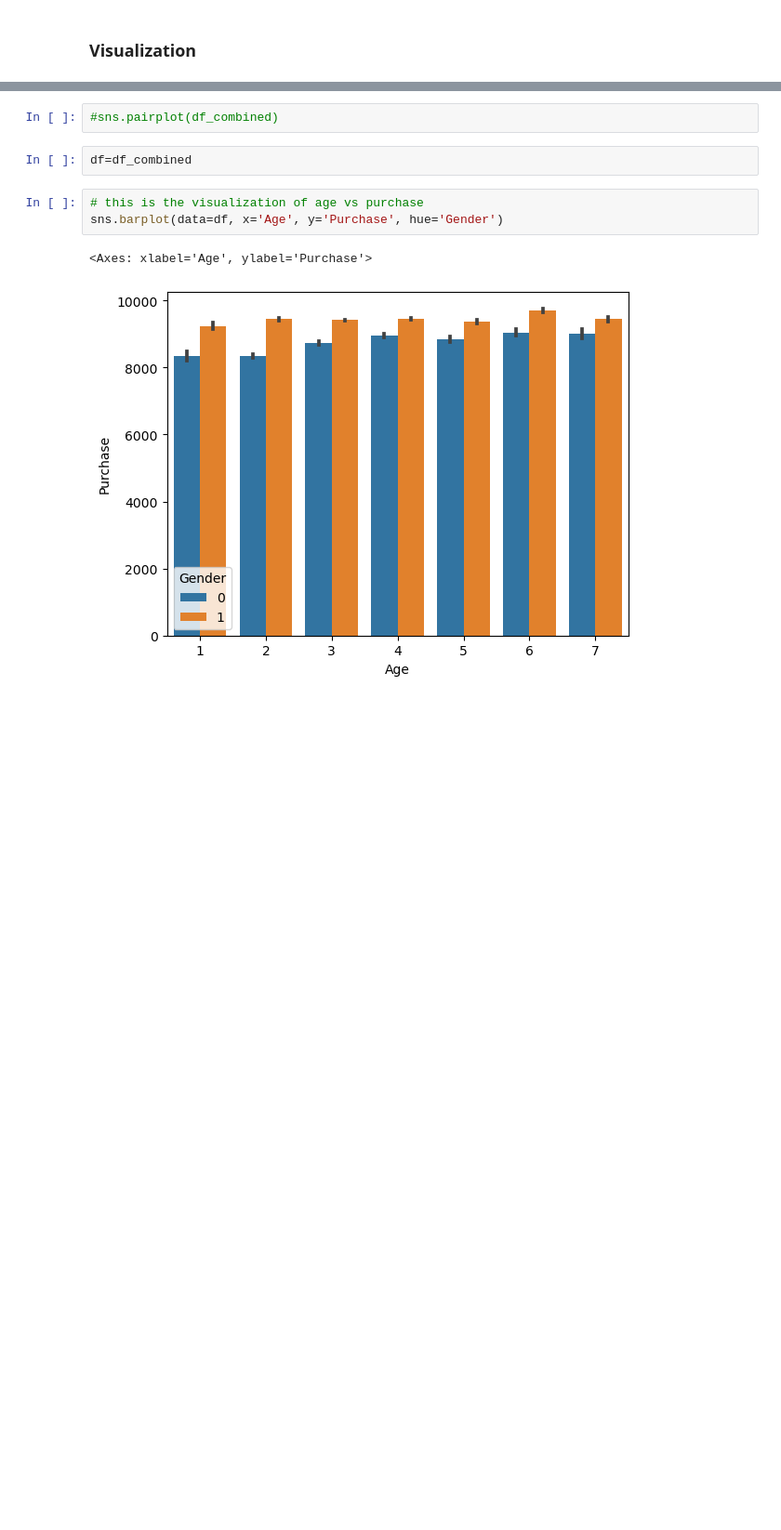
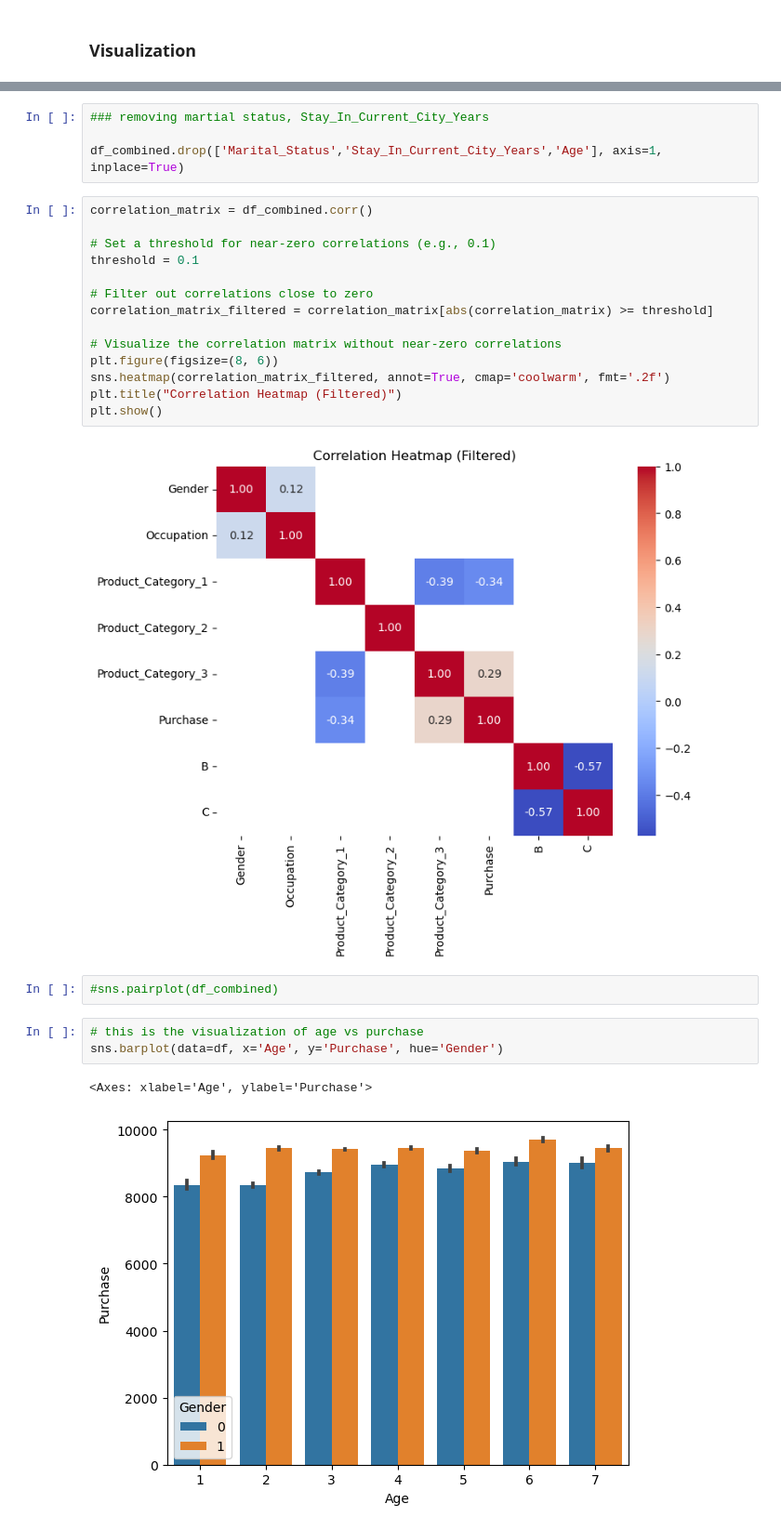
Before and after one commit to Kishores2801/kaggle-Notebooks, a Jupyter notebook: eda-feature-engineering-on-black-friday-data.ipynb, the cells around one changed output, grey strips where cells are left out. Shown at 93% size. Drawn from its saved outputs; the diff is of its cells as text; blank space fills up the shorter version.

```diff
--- a/eda-feature-engineering-on-black-friday-data.ipynb
+++ b/eda-feature-engineering-on-black-friday-data.ipynb
@@ -406,7 +417,25 @@ memory usage: 77.7+ MB
+# %%
+### removing martial status, Stay_In_Current_City_Years
+
+df_combined.drop(['Marital_Status','Stay_In_Current_City_Years','Age'], axis=1, inplace=True)
+# %%
+correlation_matrix = df_combined.corr()
+
+# Set a threshold for near-zero correlations (e.g., 0.1)
+threshold = 0.1
+
+# Filter out correlations close to zero
+correlation_matrix_filtered = correlation_matrix[abs(correlation_matrix) >= threshold]
+
+# Visualize the correlation matrix without near-zero correlations
+plt.figure(figsize=(8, 6))
+sns.heatmap(correlation_matrix_filtered, annot=True, cmap='coolwarm', fmt='.2f')
+plt.title("Correlation Heatmap (Filtered)")
+plt.show()
+# %% [output]
+[figure, added]
 # %%
 #sns.pairplot(df_combined)
-# %%
-df=df_combined
 # %%
 # this is the visualization of age vs purchase
 sns.barplot(data=df, x='Age', y='Purchase', hue='Gender')
```
Also changed, not shown: parts of 17 cells of this notebook.
